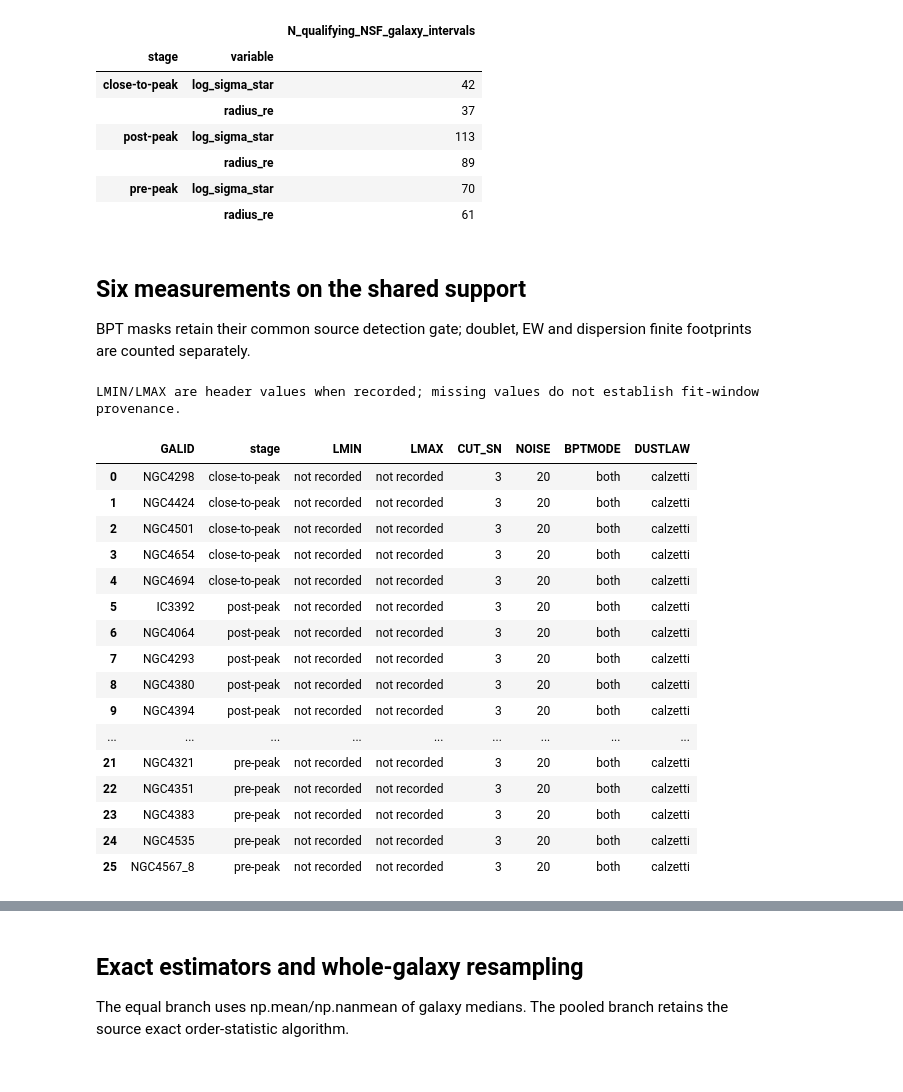
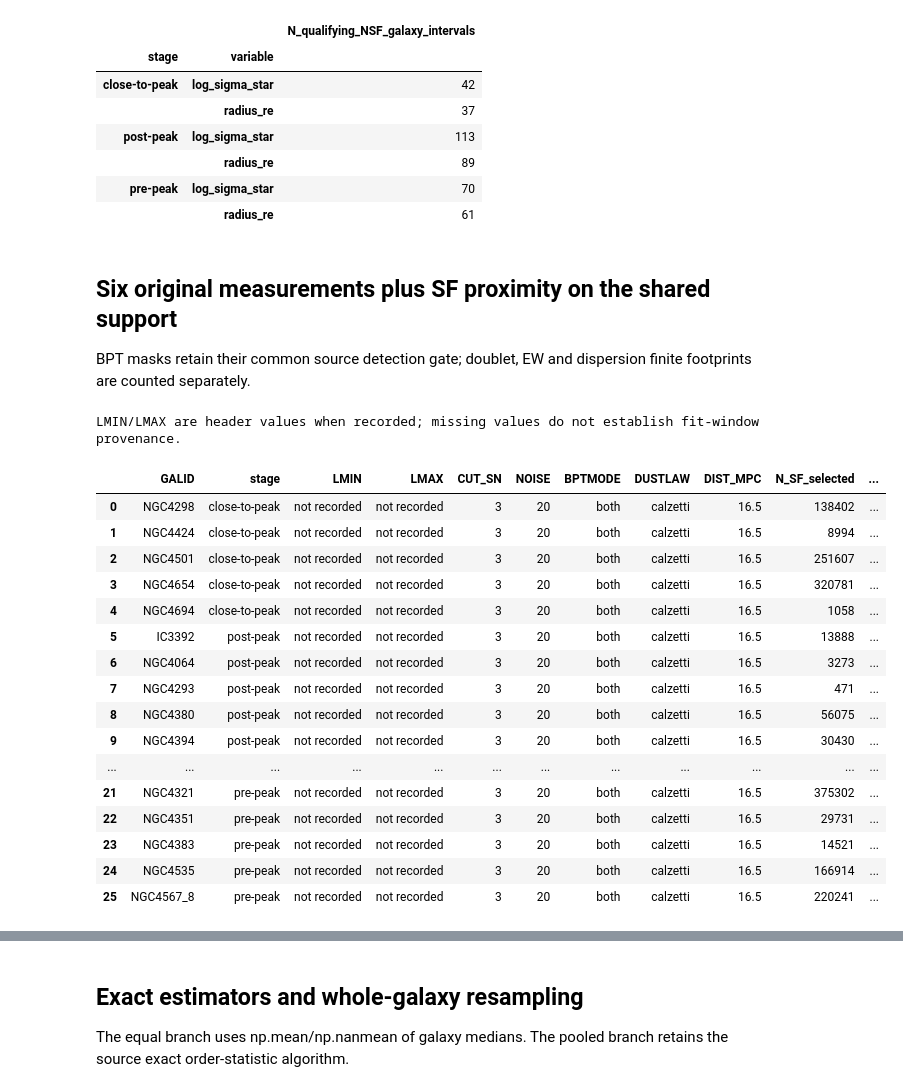
Before and after one commit to Rongjun-ANU/ICRAR-MAUVE, a Jupyter notebook: further/20261016_check_six_NSF_diagnostics_by_stage.ipynb, the cells around one changed output, grey strips where cells are left out. Saved outputs shown, nothing was run; the diff lists cells and outputs as text; code cells hidden in the pictures.

```diff
--- a/further/20261016_check_six_NSF_diagnostics_by_stage.ipynb
+++ b/further/20261016_check_six_NSF_diagnostics_by_stage.ipynb
@@ -113,6 +131,8 @@ MASK_COLUMN = "MASK"
 SFH_SNR_POSTFIT_HDU = "SNR_POSTFIT"
 
 EW_HA_MIN = 6.0
+# Distance references only; the inherited SF/NSF classification stays at EW > 6.
+SF_REFERENCE_EW_HA_MIN = 20.0
 HALPHA_SIGMA_MAX = 45.0
 SFH_SNR_POSTFIT_MIN = 25.0
 I_MAX_PRIMARY = 80.0
@@ -153,6 +173,7 @@ print("Scope: six diagnostics; NSF only; equal-galaxy mean of medians")
 
 
 SOURCE_NOTEBOOK_SHA256 = {'20261006_check_Halpha_sigma_NSF_TNSF_EWHa_lt3_by_stage.ipynb': '86b07bb97301b1057a2a7dd0d5c9e10f21f7acf67f655fce83b50a026c5bc3ab', '20261006_check_the_BPT_line_ratios_NSF_TNSF_EWHa_lt3_by_stage.ipynb': 'd15aae6cf590608e6bc581274dbb5cc1f3578edd306b7298d57081b97e9c757e'}
+from scipy.spatial import cKDTree
 # %% [output]
 Project root: /Users/Igniz/Desktop/ICRAR/further
 Scope: six diagnostics; NSF only; equal-galaxy mean of medians
@@ -647,10 +668,36 @@ Shared support: >=25 distinct NSF gas bins per galaxy; >=5 qualifying NSF galaxi
 | pre-peak | log_sigma_star | 70 |
 |  | radius_re | 61 |
 # %% [markdown]
-## Six measurements on the shared support
+## Six original measurements plus SF proximity on the shared support
 
 BPT masks retain their common source detection gate; doublet, EW and dispersion finite footprints are counted separately.
 # %%
+def selected_sf_reference_mask(maps):
+    """High-EW subset of selected SF; leave the SF/NSF classification intact."""
+    return (maps['sf_mask'] & maps['valid_disc_mask']
+            & np.isfinite(maps['snr_postfit'])
+            & (maps['snr_postfit'] > SFH_SNR_POSTFIT_MIN)
+            & np.isfinite(maps['ew_ha'])
+            & (maps['ew_ha'] > SF_REFERENCE_EW_HA_MIN))
+
+def unit_sky_vectors(header, mask):
+    y, x = np.nonzero(mask)
+    ra, dec = WCS(header).celestial.pixel_to_world_values(x, y)
+    ra, dec = np.deg2rad(ra), np.deg2rad(dec)
+    return np.column_stack((np.cos(dec)*np.cos(ra), np.cos(dec)*np.sin(ra), np.sin(dec)))
+
+def nearest_sf_distance(header, sf, target, distance_mpc):
+    result = np.full(target.shape, np.nan)
+    if not sf.any() or not target.any() or not np.isfinite(distance_mpc) or distance_mpc <= 0:
+        return result
+    reference = unit_sky_vectors(header, sf)
+    queries = unit_sky_vectors(header, target)
+    if not np.isfinite(reference).all() or not np.isfinite(queries).all():
+        raise ValueError('Nonfinite WCS coordinates in SF proximity calculation')
+    chord, _ = cKDTree(reference).query(queries)
+    result[target] = 2*np.arcsin(np.clip(chord/2, 0, 1))*distance_mpc*1000
+    return result
+
 BPT_RAW_LINES = ("HA6562","HB4861","OIII5006","NII6583","SII6716","SII6730")
 LINE_ORDER = ("HA6562","HB4861","OIII5006","NII6583","SII_SUM")
 RATIO_ORDER = ("OIII_Hb","NII_Ha","SII_Ha")
@@ -701,11 +748,12 @@ def nsf_selection_mask(maps):
     return keep, {"NSF": nsf}
 
 
-DIAGNOSTIC_ORDER = RATIO_ORDER + ('SII_doublet', 'sigma_Ha', 'EW_Ha')
+DIAGNOSTIC_ORDER = RATIO_ORDER + ('SII_doublet', 'sigma_Ha', 'EW_Ha', 'distance_SF_kpc')
 DIAGNOSTIC_LABELS = dict(RATIO_LABELS, **{
     'SII_doublet': r'$[\mathrm{S\,II}]6716/6731$',
     'sigma_Ha': r'$\sigma_{\mathrm{H}\alpha,\mathrm{intr}}$ [km s$^{-1}$]',
     'EW_Ha': r'EW(H$\alpha$) [$\AA$]',
+    'distance_SF_kpc': 'Projected distance to SF [kpc]',
 })
 
 def load_six_diagnostics(row, geometry):
@@ -727,9 +775,18 @@ def load_six_diagnostics(row, geometry):
         doublet = np.full(maps['ew_ha'].shape, np.nan)
         ok = sulfur_ok[0] & sulfur_ok[1]
         doublet[ok] = sulfur_flux[0][ok] / sulfur_flux[1][ok]
+        distance_mpc = float(hdul[0].header.get('DIST_MPC', np.nan))
+        gas_header = hdul[BIN_HDU_GAS].header.copy()
         provenance = {key: hdul[0].header.get(key, 'not recorded')
                       for key in ('LMIN', 'LMAX', 'CUT_SN', 'NOISE', 'BPTMODE', 'DUSTLAW')}
-    diagnostics = dict(maps['ratio_maps'], SII_doublet=doublet,
+    keep, masks = nsf_selection_mask(maps)
+    sf_reference = selected_sf_reference_mask(maps)
+    distance = nearest_sf_distance(gas_header, sf_reference, masks['NSF'], distance_mpc)
+    provenance.update(DIST_MPC=distance_mpc, N_SF_selected=int((maps['sf_mask'] & keep).sum()),
+                      N_SF_reference=int(sf_reference.sum()),
+                      SF_reference_EW_min=SF_REFERENCE_EW_HA_MIN,
+                      N_NSF_distance=int(np.isfinite(distance).sum()))
+    diagnostics = dict(maps['ratio_maps'], distance_SF_kpc=distance, SII_doublet=doublet,
                        sigma_Ha=maps['sigma_intrinsic'], EW_Ha=maps['ew_ha'])
     return maps, diagnostics, provenance
 
@@ -739,47 +796,47 @@ for row in sample.itertuples(index=False):
     provenance_rows.append(dict(GALID=row.GALID, stage=row.stage, **provenance))
     keep, masks = nsf_selection_mask(maps)
     assert np.array_equal(masks['NSF'], maps['nsf_mask'] & keep)
     for variable, edges in COMMON_EDGES.items():
         for lo, hi in zip(edges[:-1], edges[1:]):
             inside = np.isfinite(maps[variable]) & (maps[variable] >= lo) & (maps[variable] < hi)
             for category, mask in masks.items():
                 selected = mask & inside
                 for diagnostic, value in diagnostics.items():
                     finite = selected & np.isfinite(value)
                     values = np.asarray(value[finite], dtype=float)
                     measurement_rows.append(dict(
                         GALID=row.GALID, stage=row.stage, variable=variable, category=category,
                         diagnostic=diagnostic, bin_left=float(lo), bin_right=float(hi),
                         center=float((lo + hi) / 2), N_selected=int(selected.sum()),
                         N_pixels=len(values), values=values,
                         galaxy_median=float(np.median(values)) if len(values) else np.nan))
     del maps, diagnostics
 
 MEASUREMENTS = pd.DataFrame(measurement_rows).merge(
     NSF_SUPPORT_BY_GALAXY_BIN[['GALID', 'stage', 'variable', 'bin_left',
         'NSF_eligible_galaxy', 'N_NSF_gal_stage_support', 'eligible_stage']],
     on=['GALID', 'stage', 'variable', 'bin_left'], how='left', validate='many_to_one')
 MEASUREMENTS['contributes'] = MEASUREMENTS.NSF_eligible_galaxy & MEASUREMENTS.N_pixels.gt(0)
 PRODUCT_PROVENANCE = pd.DataFrame(provenance_rows)
 display(PRODUCT_PROVENANCE)
 print('LMIN/LMAX are header values when recorded; missing values do not establish fit-window provenance.')
 display(MEASUREMENTS.groupby(['stage', 'category', 'diagnostic'], observed=True).N_pixels.sum().unstack('diagnostic'))
 # %% [output]
 LMIN/LMAX are header values when recorded; missing values do not establish fit-window provenance.
-|  | GALID | stage | LMIN | LMAX | CUT_SN | NOISE | BPTMODE | DUSTLAW |
-| 0 | NGC4298 | close-to-peak | not recorded | not recorded | 3 | 20 | both | calzetti |
-| 1 | NGC4424 | close-to-peak | not recorded | not recorded | 3 | 20 | both | calzetti |
-| 2 | NGC4501 | close-to-peak | not recorded | not recorded | 3 | 20 | both | calzetti |
-| 3 | NGC4654 | close-to-peak | not recorded | not recorded | 3 | 20 | both | calzetti |
-| 4 | NGC4694 | close-to-peak | not recorded | not recorded | 3 | 20 | both | calzetti |
-| 5 | IC3392 | post-peak | not recorded | not recorded | 3 | 20 | both | calzetti |
-| 6 | NGC4064 | post-peak | not recorded | not recorded | 3 | 20 | both | calzetti |
-| 7 | NGC4293 | post-peak | not recorded | not recorded | 3 | 20 | both | calzetti |
-| 8 | NGC4380 | post-peak | not recorded | not recorded | 3 | 20 | both | calzetti |
-| 9 | NGC4394 | post-peak | not recorded | not recorded | 3 | 20 | both | calzetti |
-| ... | ... | ... | ... | ... | ... | ... | ... | ... |
-| 21 | NGC4321 | pre-peak | not recorded | not recorded | 3 | 20 | both | calzetti |
-| 22 | NGC4351 | pre-peak | not recorded | not recorded | 3 | 20 | both | calzetti |
-| 23 | NGC4383 | pre-peak | not recorded | not recorded | 3 | 20 | both | calzetti |
-| 24 | NGC4535 | pre-peak | not recorded | not recorded | 3 | 20 | both | calzetti |
-| 25 | NGC4567_8 | pre-peak | not recorded | not recorded | 3 | 20 | both | calzetti |
+|  | GALID | stage | LMIN | LMAX | CUT_SN | NOISE | BPTMODE | DUSTLAW | DIST_MPC | N_SF_selected | ... |
+| 0 | NGC4298 | close-to-peak | not recorded | not recorded | 3 | 20 | both | calzetti | 16.5 | 138402 | ... |
+| 1 | NGC4424 | close-to-peak | not recorded | not recorded | 3 | 20 | both | calzetti | 16.5 | 8994 | ... |
+| 2 | NGC4501 | close-to-peak | not recorded | not recorded | 3 | 20 | both | calzetti | 16.5 | 251607 | ... |
+| 3 | NGC4654 | close-to-peak | not recorded | not recorded | 3 | 20 | both | calzetti | 16.5 | 320781 | ... |
+| 4 | NGC4694 | close-to-peak | not recorded | not recorded | 3 | 20 | both | calzetti | 16.5 | 1058 | ... |
+| 5 | IC3392 | post-peak | not recorded | not recorded | 3 | 20 | both | calzetti | 16.5 | 13888 | ... |
+| 6 | NGC4064 | post-peak | not recorded | not recorded | 3 | 20 | both | calzetti | 16.5 | 3273 | ... |
+| 7 | NGC4293 | post-peak | not recorded | not recorded | 3 | 20 | both | calzetti | 16.5 | 471 | ... |
+| 8 | NGC4380 | post-peak | not recorded | not recorded | 3 | 20 | both | calzetti | 16.5 | 56075 | ... |
+| 9 | NGC4394 | post-peak | not recorded | not recorded | 3 | 20 | both | calzetti | 16.5 | 30430 | ... |
+| ... | ... | ... | ... | ... | ... | ... | ... | ... | ... | ... | ... |
+| 21 | NGC4321 | pre-peak | not recorded | not recorded | 3 | 20 | both | calzetti | 16.5 | 375302 | ... |
+| 22 | NGC4351 | pre-peak | not recorded | not recorded | 3 | 20 | both | calzetti | 16.5 | 29731 | ... |
+| 23 | NGC4383 | pre-peak | not recorded | not recorded | 3 | 20 | both | calzetti | 16.5 | 14521 | ... |
+| 24 | NGC4535 | pre-peak | not recorded | not recorded | 3 | 20 | both | calzetti | 16.5 | 166914 | ... |
+| 25 | NGC4567_8 | pre-peak | not recorded | not recorded | 3 | 20 | both | calzetti | 16.5 | 220241 | ... |
```
Also changed, not shown: parts of 6 cells of this notebook, 10 other files.
